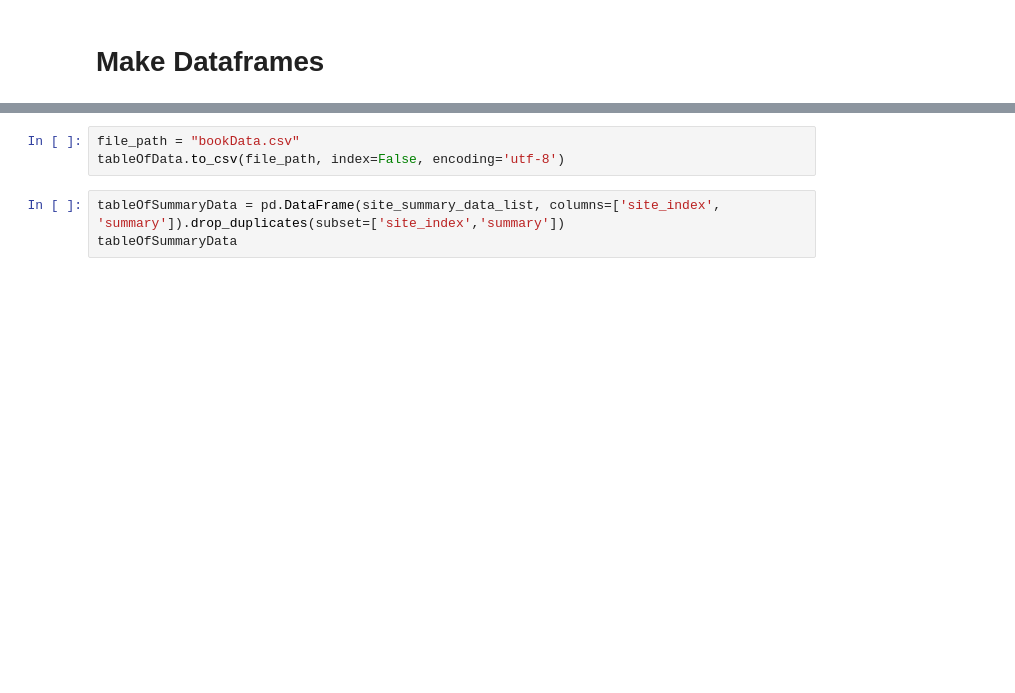
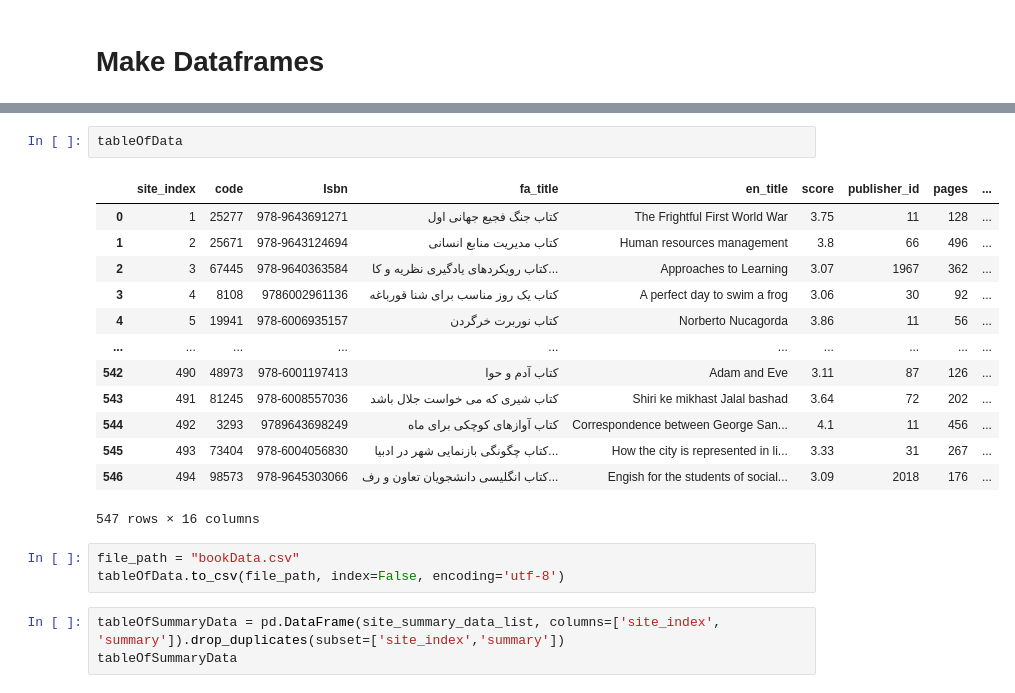
Before and after one commit to sanoooavi/Booktopia, a Jupyter notebook: scrap.ipynb, the cells around one changed output, grey strips where cells are left out. Drawn from its saved outputs; the diff is of its cells as text; blank space fills up the shorter version.

```diff
--- a/scrap.ipynb
+++ b/scrap.ipynb
@@ -501,3 +493,19 @@ tableOfData
+# %%
+tableOfData
+# %% [output]
+|  | site_index | code | Isbn | fa_title | en_title | score | publisher_id | pages | ... |
+| 0 | 1 | 25277 | 978-9643691271 | کتاب جنگ فجیع جهانی اول | The Frightful First World War | 3.75 | 11 | 128 | ... |
+| 1 | 2 | 25671 | 978-9643124694 | کتاب مدیریت منابع انسانی | Human resources management | 3.8 | 66 | 496 | ... |
+| 2 | 3 | 67445 | 978-9640363584 | کتاب رویکردهای یادگیری نظریه و کا... | Approaches to Learning | 3.07 | 1967 | 362 | ... |
+| 3 | 4 | 8108 | 9786002961136 | کتاب یک روز مناسب برای شنا قورباغه | A perfect day to swim a frog | 3.06 | 30 | 92 | ... |
+| 4 | 5 | 19941 | 978-6006935157 | کتاب نوربرت خرگردن | Norberto Nucagorda | 3.86 | 11 | 56 | ... |
+| ... | ... | ... | ... | ... | ... | ... | ... | ... | ... |
+| 542 | 490 | 48973 | 978-6001197413 | کتاب آدم و حوا | Adam and Eve | 3.11 | 87 | 126 | ... |
+| 543 | 491 | 81245 | 978-6008557036 | کتاب شیری که می خواست جلال باشد | Shiri ke mikhast Jalal bashad | 3.64 | 72 | 202 | ... |
+| 544 | 492 | 3293 | 9789643698249 | کتاب آوازهای کوچکی برای ماه | Correspondence between George San... | 4.1 | 11 | 456 | ... |
+| 545 | 493 | 73404 | 978-6004056830 | کتاب چگونگی بازنمایی شهر در ادبیا... | How the city is represented in li... | 3.33 | 31 | 267 | ... |
+| 546 | 494 | 98573 | 978-9645303066 | کتاب انگلیسی دانشجویان تعاون و رف... | Engish for the students of social... | 3.09 | 2018 | 176 | ... |
+547 rows × 16 columns
 # %%
 file_path = "bookData.csv"
 tableOfData.to_csv(file_path, index=False, encoding='utf-8')
```
Also changed, not shown: parts of 21 cells of this notebook.
